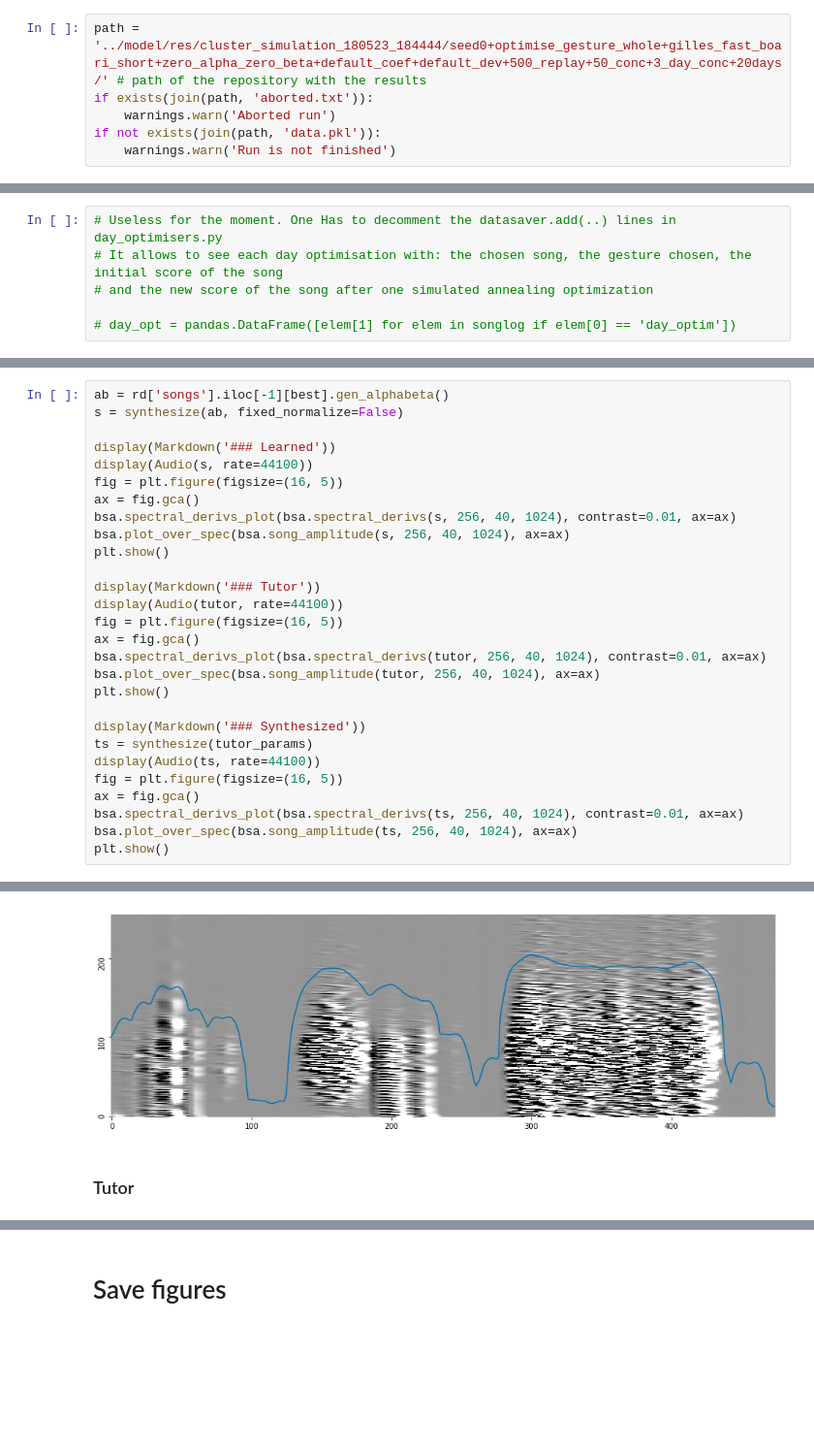
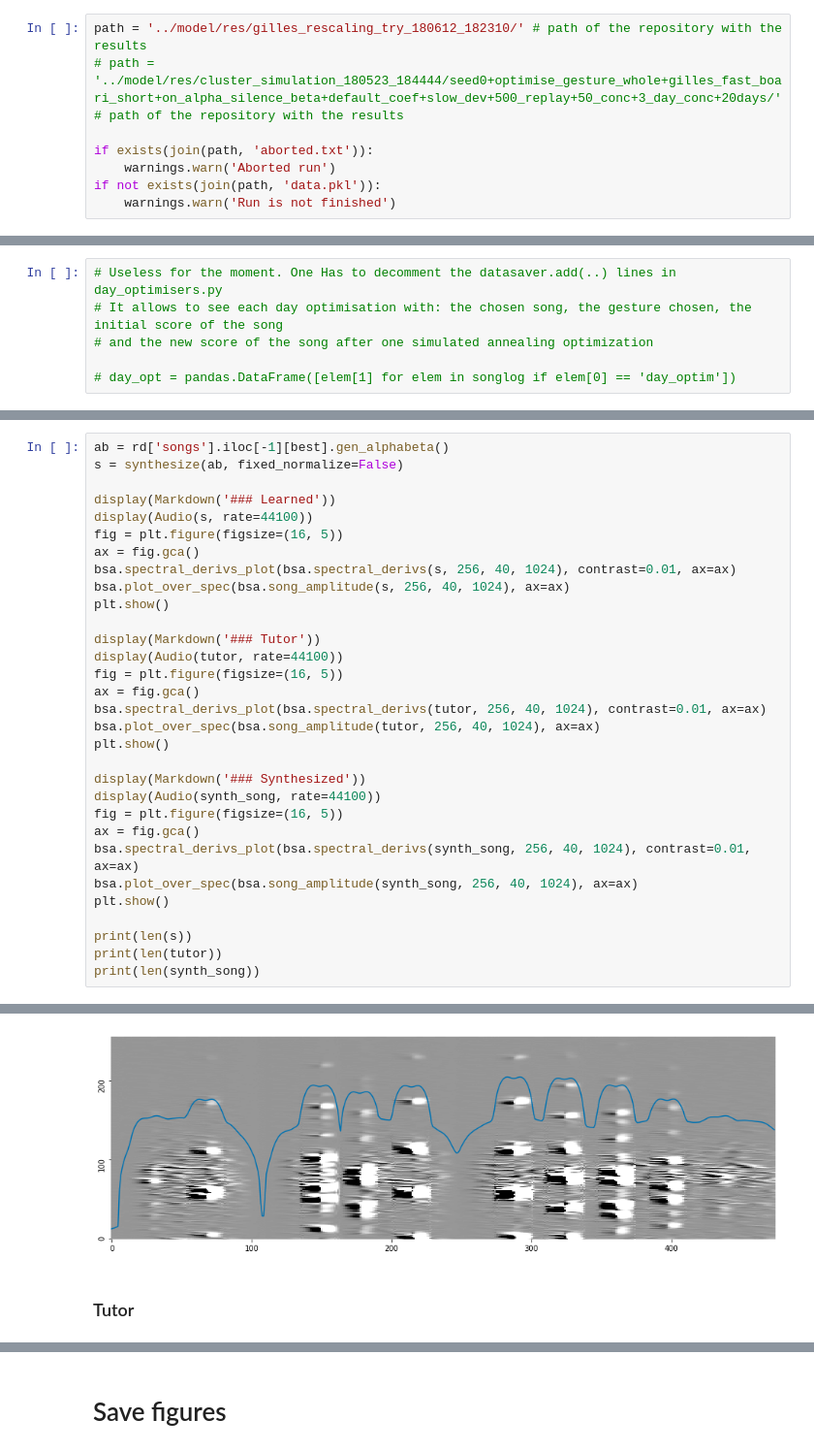
Before and after one commit to gnouveau/birdsonglearningmodel, a Jupyter notebook: analysis/song_fitter_analyser.ipynb, the cells around one changed output, grey strips where cells are left out. Shown at 97% size. Cells and saved outputs as stored; diff of their text form; blank space fills up the shorter version.

```diff
--- a/analysis/song_fitter_analyser.ipynb
+++ b/analysis/song_fitter_analyser.ipynb
@@ -25,7 +27,9 @@ from synth import synthesize
 
 sns.set_palette('colorblind')
 # %%
-path = '../model/res/cluster_simulation_180523_184444/seed0+optimise_gesture_whole+gilles_fast_boari_short+zero_alpha_zero_beta+default_coef+default_dev+500_replay+50_conc+3_day_conc+20days/' # path of the repository with the results
+path = '../model/res/gilles_rescaling_try_180612_182310/' # path of the repository with the results
+# path = '../model/res/cluster_simulation_180523_184444/seed0+optimise_gesture_whole+gilles_fast_boari_short+on_alpha_silence_beta+default_coef+slow_dev+500_replay+50_conc+3_day_conc+20days/' # path of the repository with the results
+
 if exists(join(path, 'aborted.txt')):
     warnings.warn('Aborted run')
 if not exists(join(path, 'data.pkl')):
@@ -439,35 +399,38 @@ plt.show()
 # %%
 ab = rd['songs'].iloc[-1][best].gen_alphabeta()
 s = synthesize(ab, fixed_normalize=False)
 
 display(Markdown('### Learned'))
 display(Audio(s, rate=44100))
 fig = plt.figure(figsize=(16, 5))
 ax = fig.gca()
 bsa.spectral_derivs_plot(bsa.spectral_derivs(s, 256, 40, 1024), contrast=0.01, ax=ax)
 bsa.plot_over_spec(bsa.song_amplitude(s, 256, 40, 1024), ax=ax)
 plt.show()
 
 display(Markdown('### Tutor'))
 display(Audio(tutor, rate=44100))
 fig = plt.figure(figsize=(16, 5))
 ax = fig.gca()
 bsa.spectral_derivs_plot(bsa.spectral_derivs(tutor, 256, 40, 1024), contrast=0.01, ax=ax)
 bsa.plot_over_spec(bsa.song_amplitude(tutor, 256, 40, 1024), ax=ax)
 plt.show()
 
 display(Markdown('### Synthesized'))
-ts = synthesize(tutor_params)
-display(Audio(ts, rate=44100))
+display(Audio(synth_song, rate=44100))
 fig = plt.figure(figsize=(16, 5))
 ax = fig.gca()
-bsa.spectral_derivs_plot(bsa.spectral_derivs(ts, 256, 40, 1024), contrast=0.01, ax=ax)
-bsa.plot_over_spec(bsa.song_amplitude(ts, 256, 40, 1024), ax=ax)
+bsa.spectral_derivs_plot(bsa.spectral_derivs(synth_song, 256, 40, 1024), contrast=0.01, ax=ax)
+bsa.plot_over_spec(bsa.song_amplitude(synth_song, 256, 40, 1024), ax=ax)
 plt.show()
+
+print(len(s))
+print(len(tutor))
+print(len(synth_song))
 # %% [output]
 ### Learned
 [interactive output not drawn]
-[figure, old version]
+[figure, new version]
 ### Tutor
 [interactive output not drawn]
 [figure]
```
Also changed, not shown: parts of 19 cells of this notebook, 6 other files.
